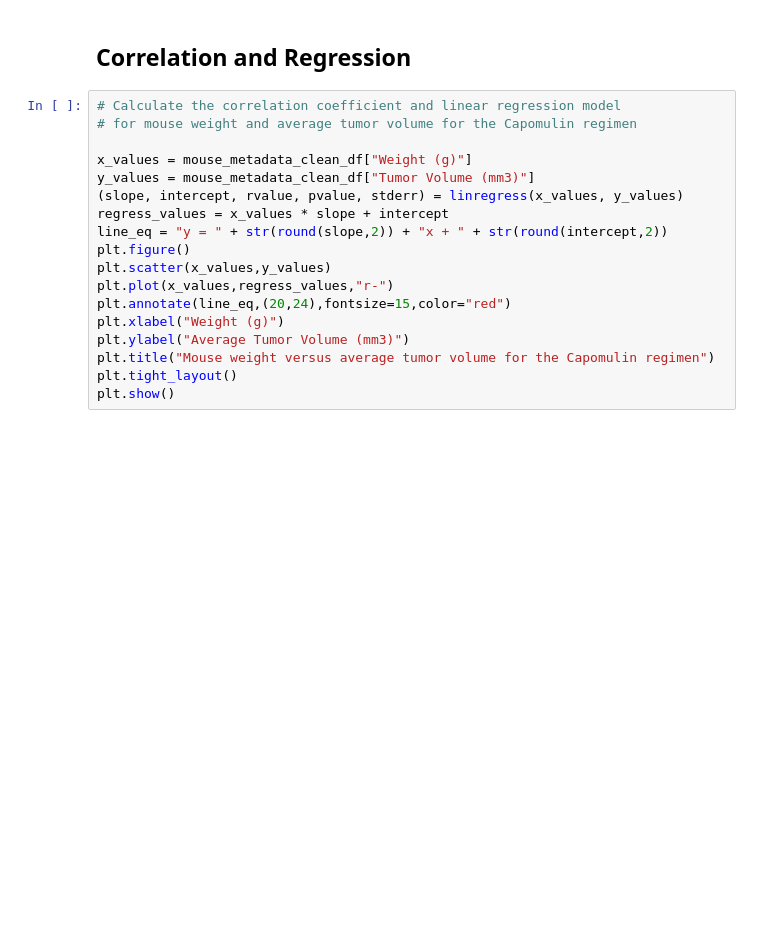
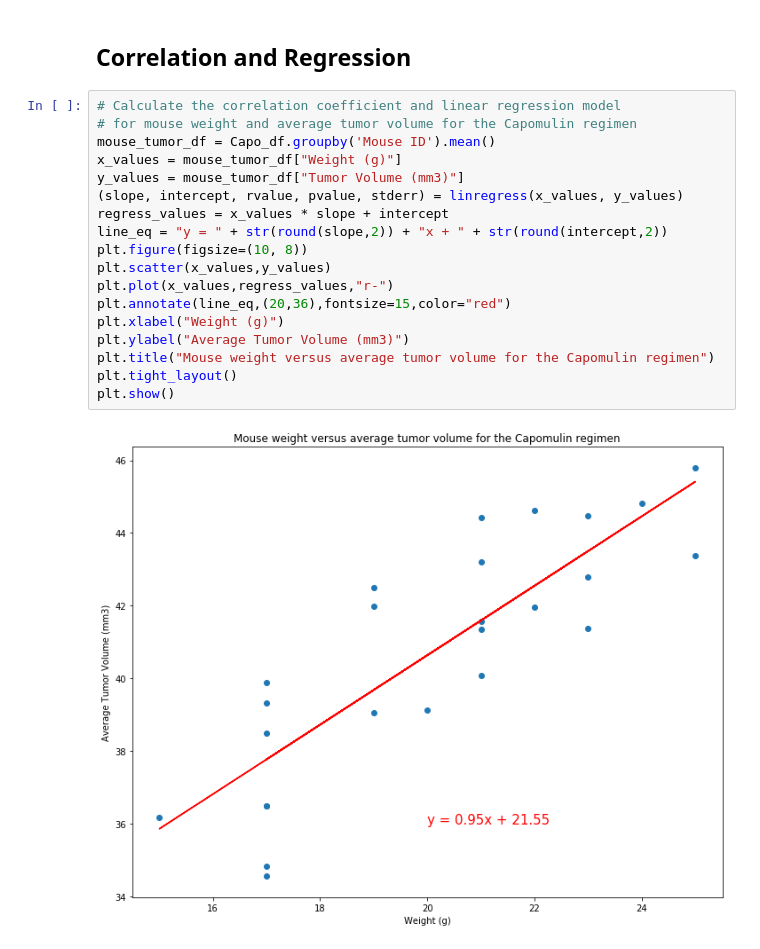
Before and after one commit to g1tKraken/TK-GW-HW, a Jupyter notebook: week_5_matplotlib/matplot_challenge/Part-2-Case-Assignment/Instructions/Pymaceuticals/pymaceuticals_starter.ipynb, the cells around one changed output. Saved outputs shown, nothing was run; the diff lists cells and outputs as text; blank space fills up the shorter version.

```diff
--- a/week_5_matplotlib/matplot_challenge/Part-2-Case-Assignment/Instructions/Pymaceuticals/pymaceuticals_starter.ipynb
+++ b/week_5_matplotlib/matplot_challenge/Part-2-Case-Assignment/Instructions/Pymaceuticals/pymaceuticals_starter.ipynb
@@ -286,18 +302,20 @@ plt.show()
 # %%
 # Calculate the correlation coefficient and linear regression model
 # for mouse weight and average tumor volume for the Capomulin regimen
-
-x_values = mouse_metadata_clean_df["Weight (g)"]
-y_values = mouse_metadata_clean_df["Tumor Volume (mm3)"]
+mouse_tumor_df = Capo_df.groupby('Mouse ID').mean()
+x_values = mouse_tumor_df["Weight (g)"]
+y_values = mouse_tumor_df["Tumor Volume (mm3)"]
 (slope, intercept, rvalue, pvalue, stderr) = linregress(x_values, y_values)
 regress_values = x_values * slope + intercept
 line_eq = "y = " + str(round(slope,2)) + "x + " + str(round(intercept,2))
-plt.figure()
+plt.figure(figsize=(10, 8))
 plt.scatter(x_values,y_values)
 plt.plot(x_values,regress_values,"r-")
-plt.annotate(line_eq,(20,24),fontsize=15,color="red")
+plt.annotate(line_eq,(20,36),fontsize=15,color="red")
 plt.xlabel("Weight (g)")
 plt.ylabel("Average Tumor Volume (mm3)")
 plt.title("Mouse weight versus average tumor volume for the Capomulin regimen")
 plt.tight_layout()
 plt.show()
+# %% [output]
+[figure, added]
```
Also changed, not shown: parts of 4 cells of this notebook.
